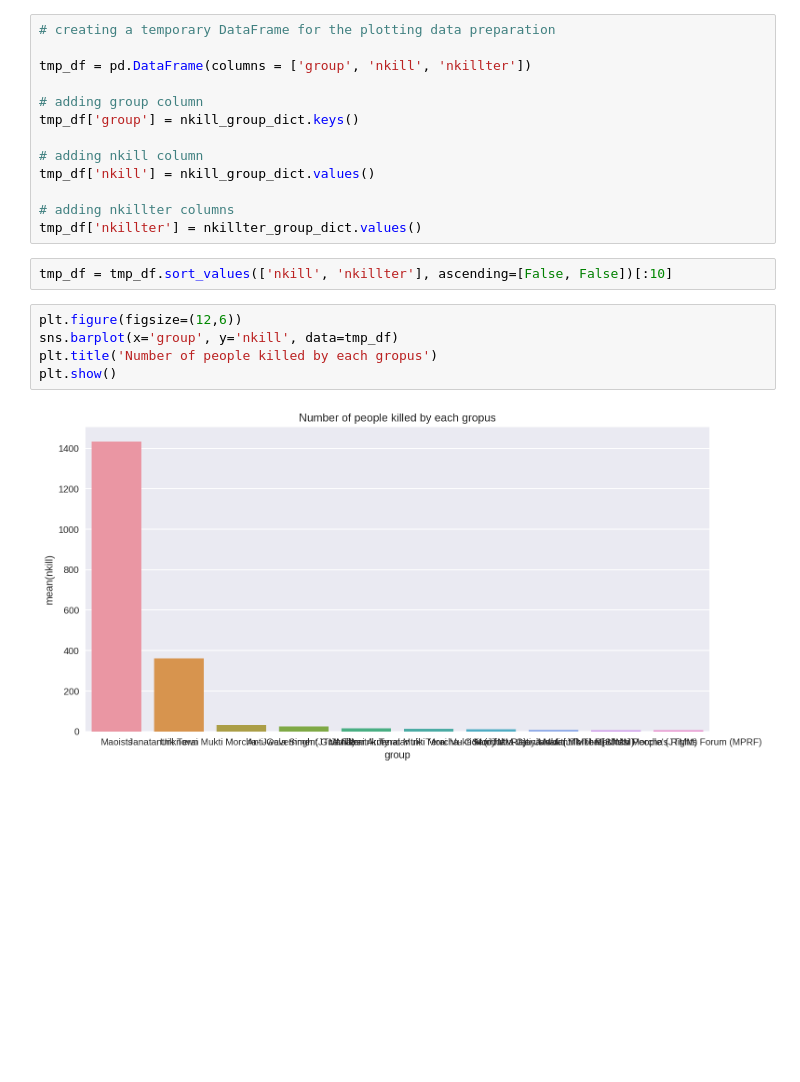
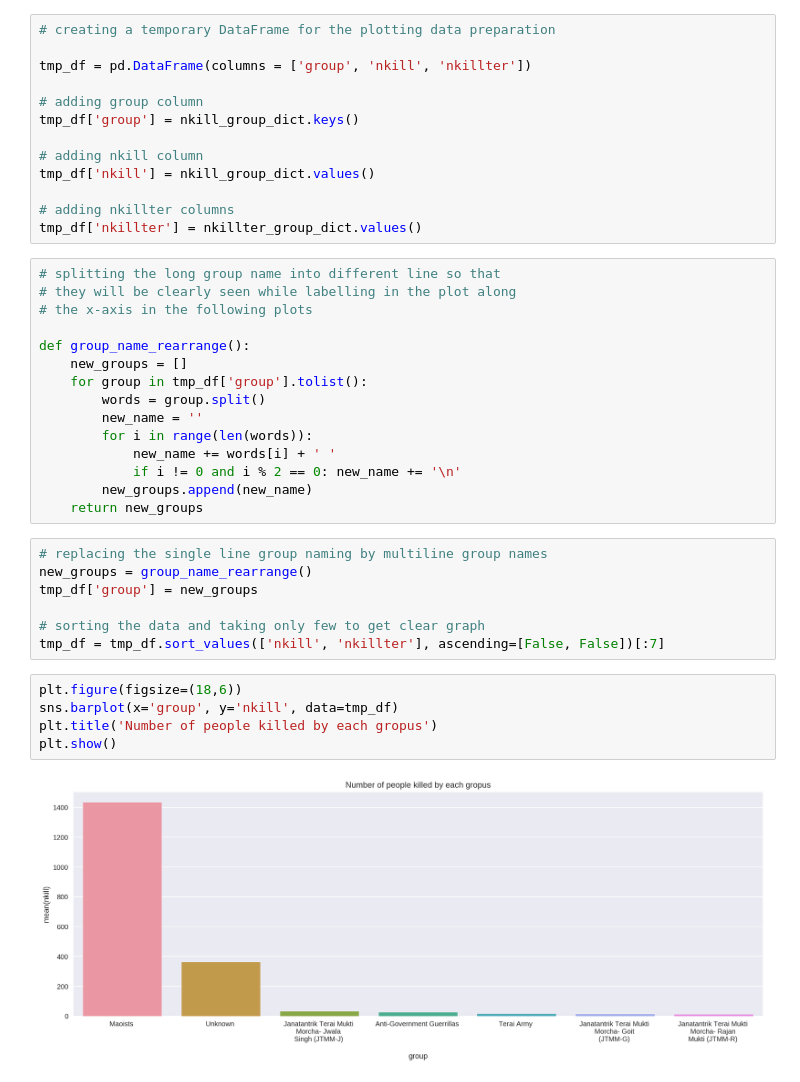
Before and after one commit to rnepal2/Global-Terrorism-Data-Analysis, a Jupyter notebook: Incidents_In_Nepal.ipynb, the cells around one changed output. Drawn from its saved outputs; the diff is of its cells as text; blank space fills up the shorter version.

Commit message:
added few more plots

```diff
--- a/Incidents_In_Nepal.ipynb
+++ b/Incidents_In_Nepal.ipynb
@@ -214,13 +205,33 @@ tmp_df['nkill'] = nkill_group_dict.values()
 
 # adding nkillter columns
 tmp_df['nkillter'] = nkillter_group_dict.values()
-# %%
-tmp_df = tmp_df.sort_values(['nkill', 'nkillter'], ascending=[False, False])[:10]
+# %%
+# splitting the long group name into different line so that
+# they will be clearly seen while labelling in the plot along
+# the x-axis in the following plots
+
+def group_name_rearrange():
+    new_groups = []
+    for group in tmp_df['group'].tolist():
+        words = group.split()
+        new_name = ''
+        for i in range(len(words)):
+            new_name += words[i] + ' '
+            if i != 0 and i % 2 == 0: new_name += '\n'
+        new_groups.append(new_name)
+    return new_groups
+# %%
+# replacing the single line group naming by multiline group names
+new_groups = group_name_rearrange()
+tmp_df['group'] = new_groups
+
+# sorting the data and taking only few to get clear graph
+tmp_df = tmp_df.sort_values(['nkill', 'nkillter'], ascending=[False, False])[:7]
 # %%
-plt.figure(figsize=(12,6))
+plt.figure(figsize=(18,6))
 sns.barplot(x='group', y='nkill', data=tmp_df)
 plt.title('Number of people killed by each gropus')
 plt.show()
 # %% [output]
-[figure, old version]
+[figure, new version]
 # %%
```
Also changed, not shown: parts of 16 cells of this notebook.
